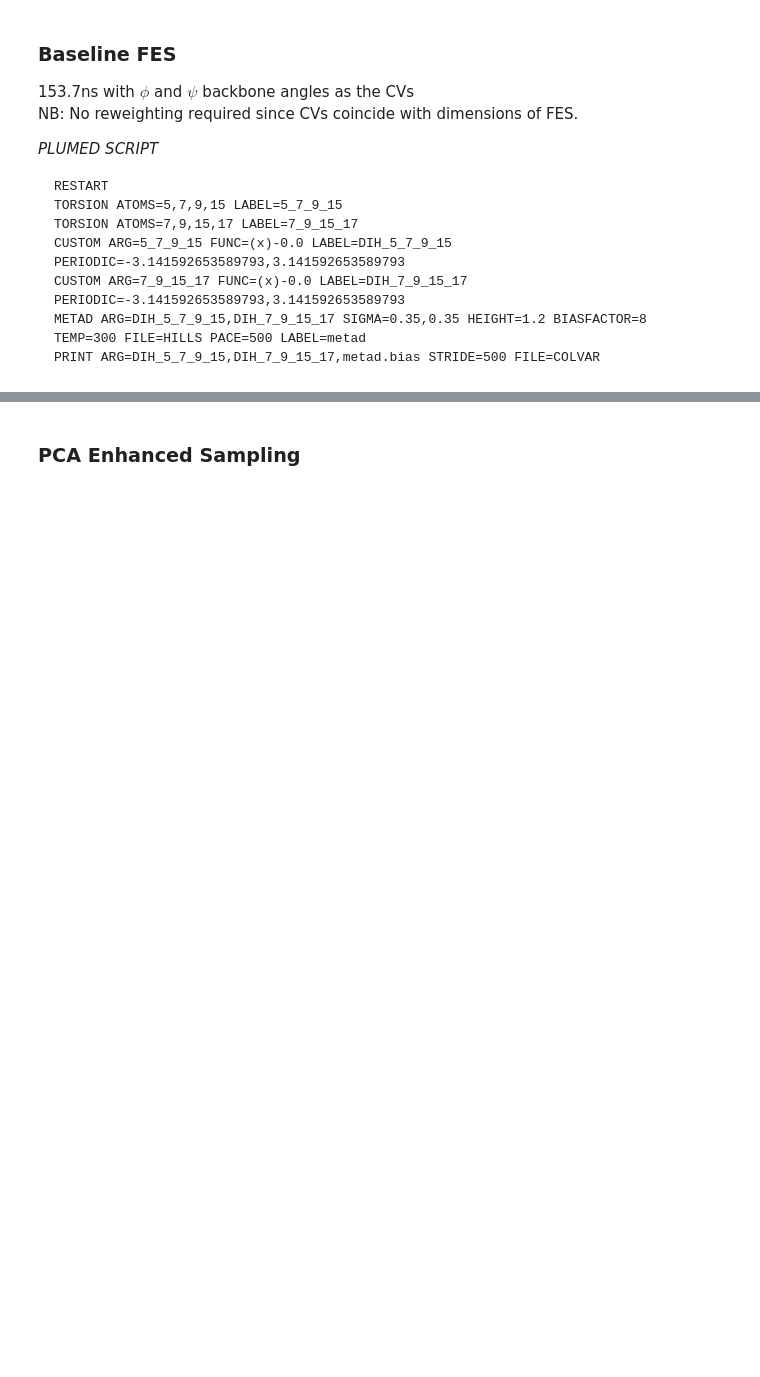
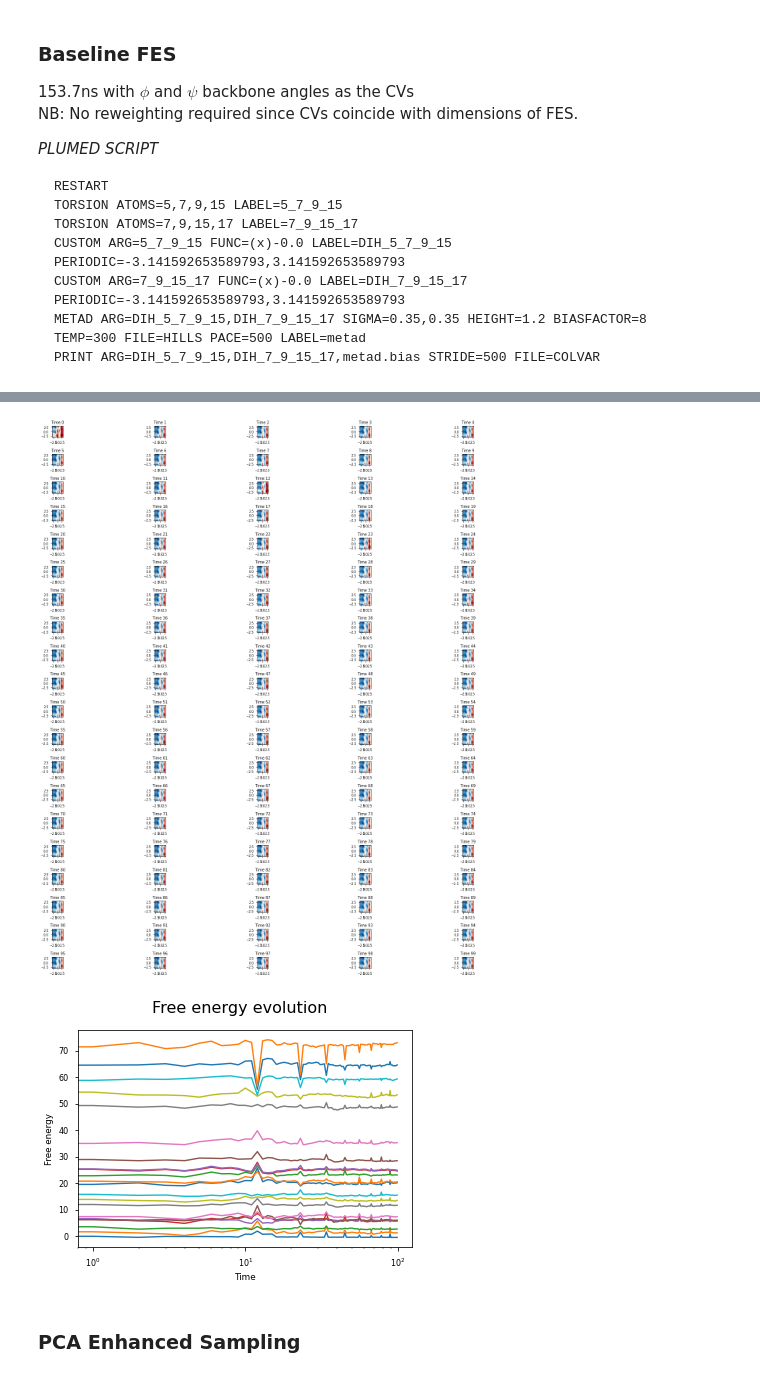
Before and after one commit to dominicp6/CV_learning, a Jupyter notebook: notebooks/enhanced_sampling_exps.ipynb, the cells around one changed output, grey strips where cells are left out. Cells and saved outputs as stored; diff of their text form; code cells hidden in the pictures; blank space fills up the shorter version.

```diff
--- a/notebooks/enhanced_sampling_exps.ipynb
+++ b/notebooks/enhanced_sampling_exps.ipynb
@@ -61,0 +206,15 @@ Successfully initialised metadata.
+# %%
+from utils.plot_utils import find_turning_points_interpolation
+
+exp_path = "/home/dominic/PycharmProjects/CV_learning/exp/outputs/alanine_dipeptide/enhanced_sampling/DIH:_ACE_1_C_4_0_-_ALA_2_N_6_0_-_ALA_2_CA_8_0_-_ALA_2_C_14_0__DIH:_ALA_2_N_6_0_-_ALA_2_CA_8_0_-_ALA_2_C_14_0_-_NME_3_N_16_0__structure0_repeat_0_total_features_4_feature_dimensions_None"
+construct_partial_HILLS(exp_path, 100)
+create_partial_fes_files(exp_path)
+fes_surfaces = compute_fes_snapshots(exp_path)
+plot_fes_evolution(fes_surfaces)
+traj = exp.bias_trajectory
+turning_points = find_turning_points_interpolation(traj.feat1, traj.feat2, traj.free_energy, show_plots=False)
+print(turning_points)
+points = [turning_point[0] for turning_point in turning_points[0]]
+print("Points", points)
+plot_fe_point_evolution(fes_surfaces, points)
+# %% [output]
@@ -62,3 +238,5 @@ Successfully initialised metadata.
+[figure, added]
+[figure, added]
 # %% [markdown]
 ### PCA Enhanced Sampling
 # %% [markdown]
```
Also changed, not shown: parts of 9 cells of this notebook, 6 other files.
